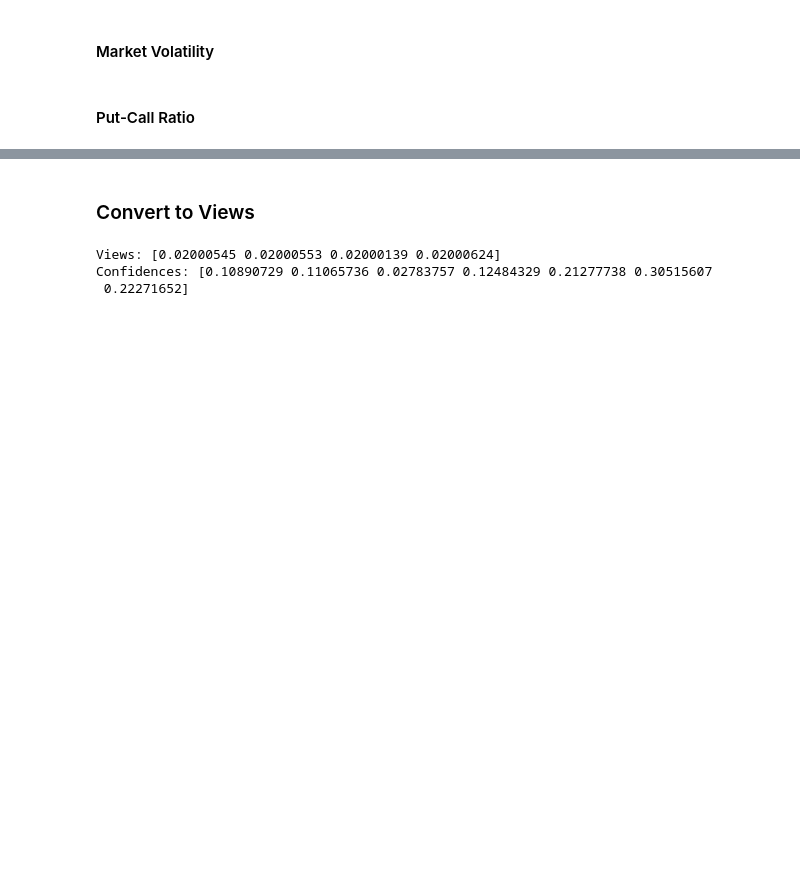
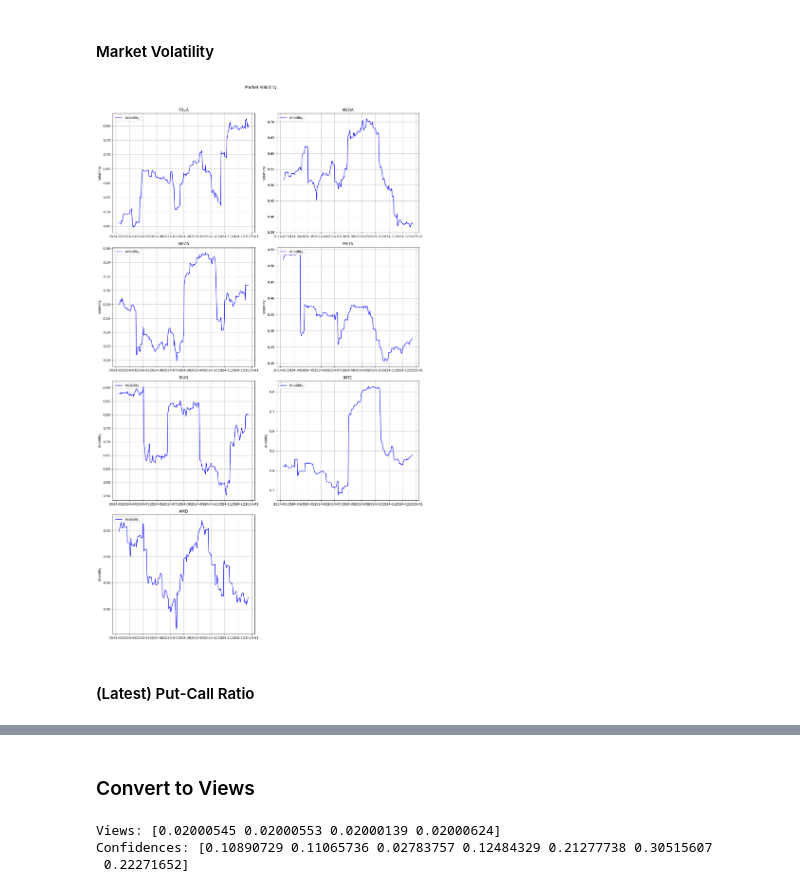
Before and after one commit to chantalmaskell/Black_Litterman_Portfolio_Optimisation, a Jupyter notebook: In_Progress/fear_greed_BL.ipynb, the cells around one changed output, grey strips where cells are left out. Drawn from its saved outputs; the diff is of its cells as text; code cells hidden in the pictures; blank space fills up the shorter version.

```diff
--- a/In_Progress/fear_greed_BL.ipynb
+++ b/In_Progress/fear_greed_BL.ipynb
@@ -358,3 +303,47 @@ plot_market_volatility(tickers)
+# %%
+def calculate_market_volatility(ticker):
+    try:
+        stock_data = yf.Ticker(ticker).history(period="1y")
+        stock_data['Returns'] = stock_data['Close'].pct_change()
+        stock_data['Volatility'] = stock_data['Returns'].rolling(window=50).std() * np.sqrt(252)
+        latest_volatility = stock_data['Volatility'].iloc[-1]
+        return stock_data['Volatility']
+
+    except Exception as error:
+        print(f"An error occurred for {ticker}: {error} when calculating volatility")
+        return None
+
+def plot_market_volatility(tickers):
+    nrows = (len(tickers) + 1) // 2
+    fig, axes = plt.subplots(nrows=nrows, ncols=2, figsize=(14, 6 * nrows), sharex=False, sharey=False)
+    fig.suptitle('Market Volatility')
+    axes = axes.flatten()
+
+    for i, ticker in enumerate(tickers):
+        ax = axes[i]
+        volatility_data = calculate_market_volatility(ticker)
+
+        if volatility_data is not None:
+            ax.plot(volatility_data.index, volatility_data, label='Volatility', color='blue')
+            ax.set_title(ticker)
+            ax.set_ylabel('Volatility')
+            ax.legend(loc='upper left')
+            ax.grid(True)
+        else:
+            ax.set_title(f"{ticker} (Error)")
+            ax.text(0.5, 0.5, "Error: Unable to fetch data", transform=ax.transAxes, fontsize=12, color="red", ha="center",va="center")
+            ax.axis("off")
+
+    # remove extra plots
+    for j in range(len(tickers), len(axes)):
+        fig.delaxes(axes[j])
+
+    plt.tight_layout(rect=[0, 0, 1, 0.96])
+    plt.show()
+
+plot_market_volatility(tickers)
+# %% [output]
+[figure, added]
 # %% [markdown]
-#### Put-Call Ratio
+#### (Latest) Put-Call Ratio
 # %%
```
Also changed, not shown: parts of 13 cells of this notebook.
